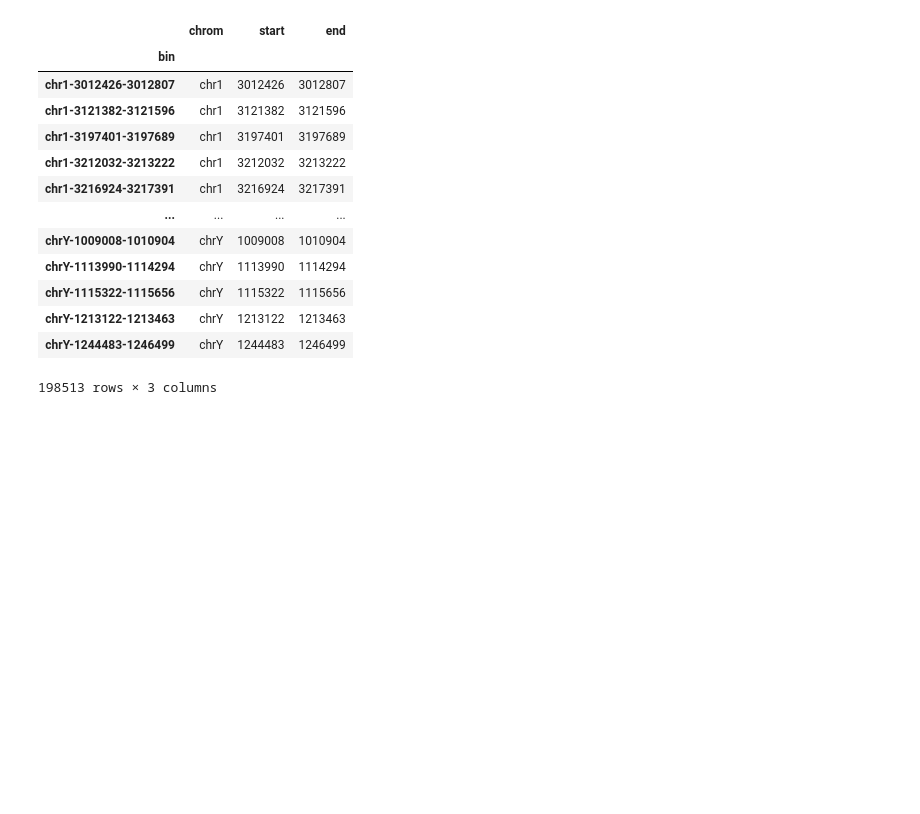
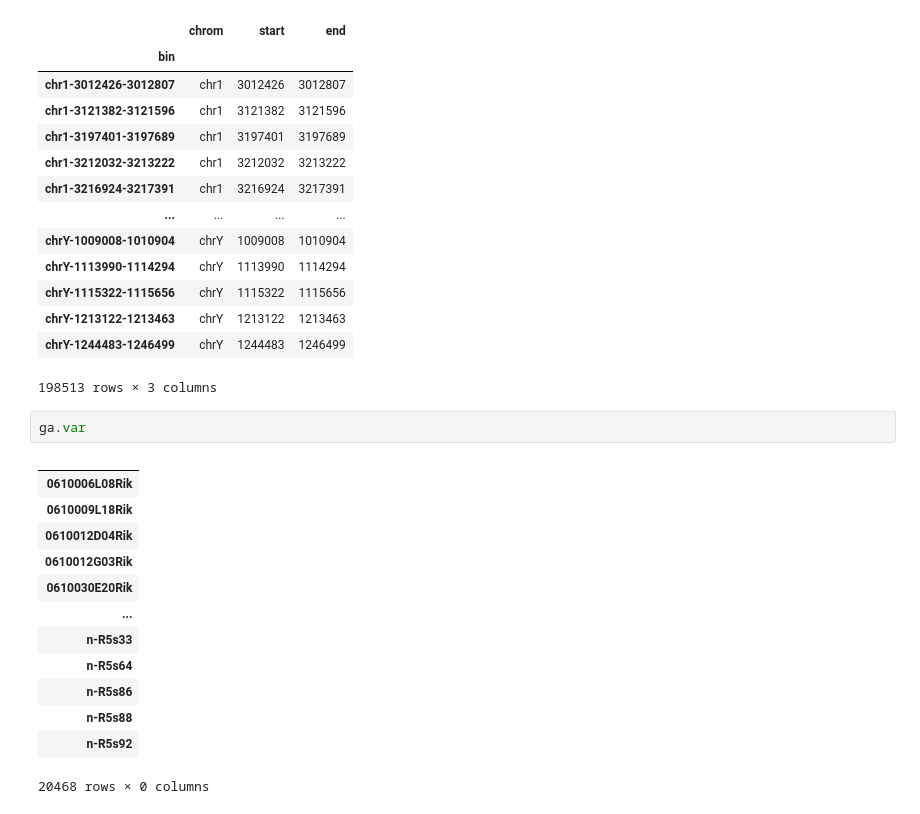
Before and after one commit to christoffermattssonlangseth/MitoMetaoMicS, a Jupyter notebook: notebooks/scATAC_seq_Herve_etal.ipynb, the cells around one changed output. Drawn from its saved outputs; the diff is of its cells as text; blank space fills up the shorter version.

```diff
--- a/notebooks/scATAC_seq_Herve_etal.ipynb
+++ b/notebooks/scATAC_seq_Herve_etal.ipynb
@@ -453,3 +450,19 @@ matrix.var
 | chrY-1213122-1213463 | chrY | 1213122 | 1213463 |
 | chrY-1244483-1246499 | chrY | 1244483 | 1246499 |
 198513 rows × 3 columns
+# %%
+ga.var
+# %% [output]
+|  |
+| 0610006L08Rik |
+| 0610009L18Rik |
+| 0610012D04Rik |
+| 0610012G03Rik |
+| 0610030E20Rik |
+| ... |
+| n-R5s33 |
+| n-R5s64 |
+| n-R5s86 |
+| n-R5s88 |
+| n-R5s92 |
+20468 rows × 0 columns
```
Also changed, not shown: parts of 4 cells of this notebook, 3 other files.
